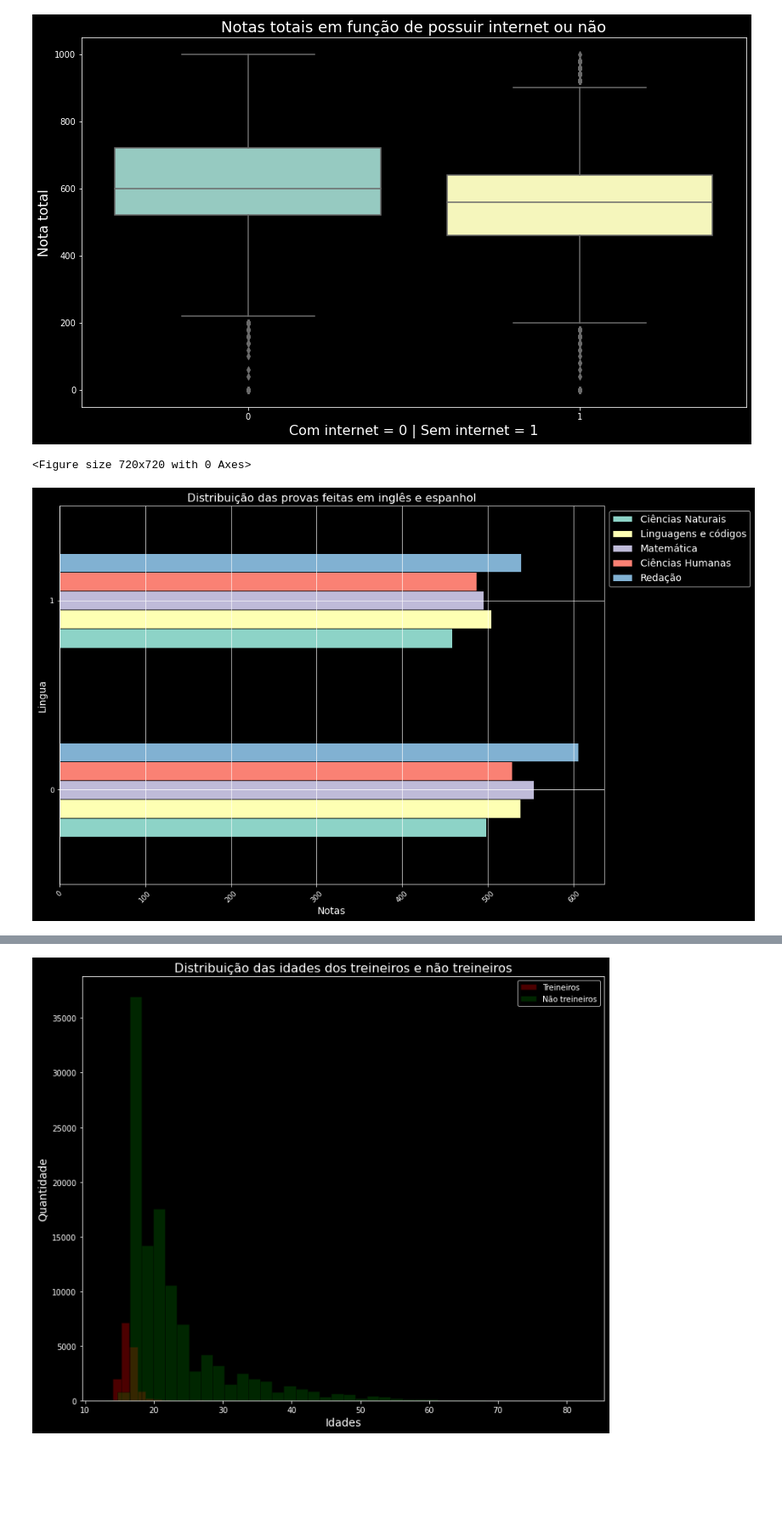
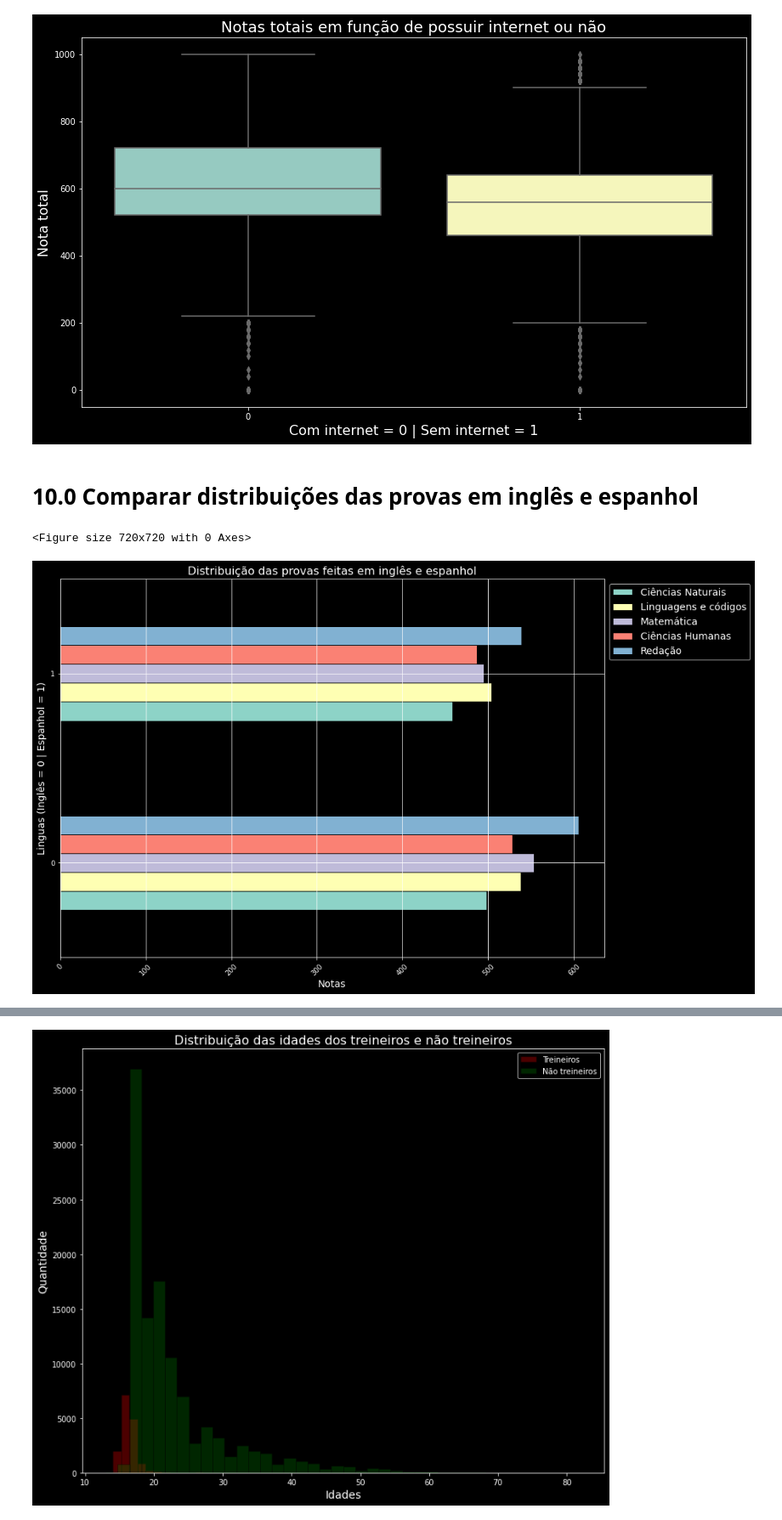
Before and after one commit to Ededu1984/Imersao-dados-2019, a Jupyter notebook: IMERSAO_DADOS_ENEM_2019.ipynb, the cells around one changed output, grey strips where cells are left out. Shown at 85% size. Saved outputs shown, nothing was run; the diff lists cells and outputs as text; code cells hidden in the pictures; blank space fills up the shorter version.

```diff
--- a/IMERSAO_DADOS_ENEM_2019.ipynb
+++ b/IMERSAO_DADOS_ENEM_2019.ipynb
@@ -190,6 +190,7 @@ valores_nan.head(40)
 ### Verificando porcentagem de valores nulos
 
 f, ax = plt.subplots(figsize=(15, 12))
+plt.style.use("dark_background")
 plt.xticks(rotation='90')
 sns.barplot(x=todos_valores_nulos.index, y=todos_valores_nulos)
 plt.xlabel('Colunas', fontsize=15)
@@ -399,24 +400,26 @@ plt.figure(figsize=(14,8))
 boxplot(df = treino, x=treino.TP_LINGUA, y=treino.NU_NOTA_REDACAO, titulo = "Notas totais em função de possuir internet ou não", x_texto = "Com internet = 0 | Sem internet = 1", y_texto="Nota total")
 # %% [output]
 [figure]
+# %% [markdown]
+# 10.0 Comparar distribuições das provas em inglês e espanhol
 # %%
 notas_provas = ['NU_NOTA_CN','NU_NOTA_LC','NU_NOTA_MT','NU_NOTA_CH', 'NU_NOTA_REDACAO']
 lingua = [0, 1]
 grupo_lingua = treino.groupby('TP_LINGUA').agg('mean')
 grupo_lingua2 = grupo_lingua.loc[lingua, notas_provas]
 
 
 plt.style.use("dark_background")
 plt.figure(figsize=(10,10))
 grupo_lingua2.plot(kind='barh',figsize=(14,10), edgecolor='black')
 plt.legend(['Ciências Naturais', 'Linguagens e códigos', 'Matemática', 'Ciências Humanas', 'Redação'], fontsize=14, bbox_to_anchor=(1, 1), loc='upper left')
 plt.title('Distribuição das provas feitas em inglês e espanhol', size=16)
 plt.xticks(rotation=45)
 plt.xlabel('Notas', fontsize=14)
-plt.ylabel('Lingua', fontsize=14)
+plt.ylabel('Linguas (Inglês = 0 | Espanhol = 1)', fontsize=14)
 plt.grid(True)
 plt.show()
 # %% [output]
 <Figure size 720x720 with 0 Axes>
-[figure, old version]
+[figure, new version]
 # %% [markdown]
```
Also changed, not shown: parts of 19 cells of this notebook.
